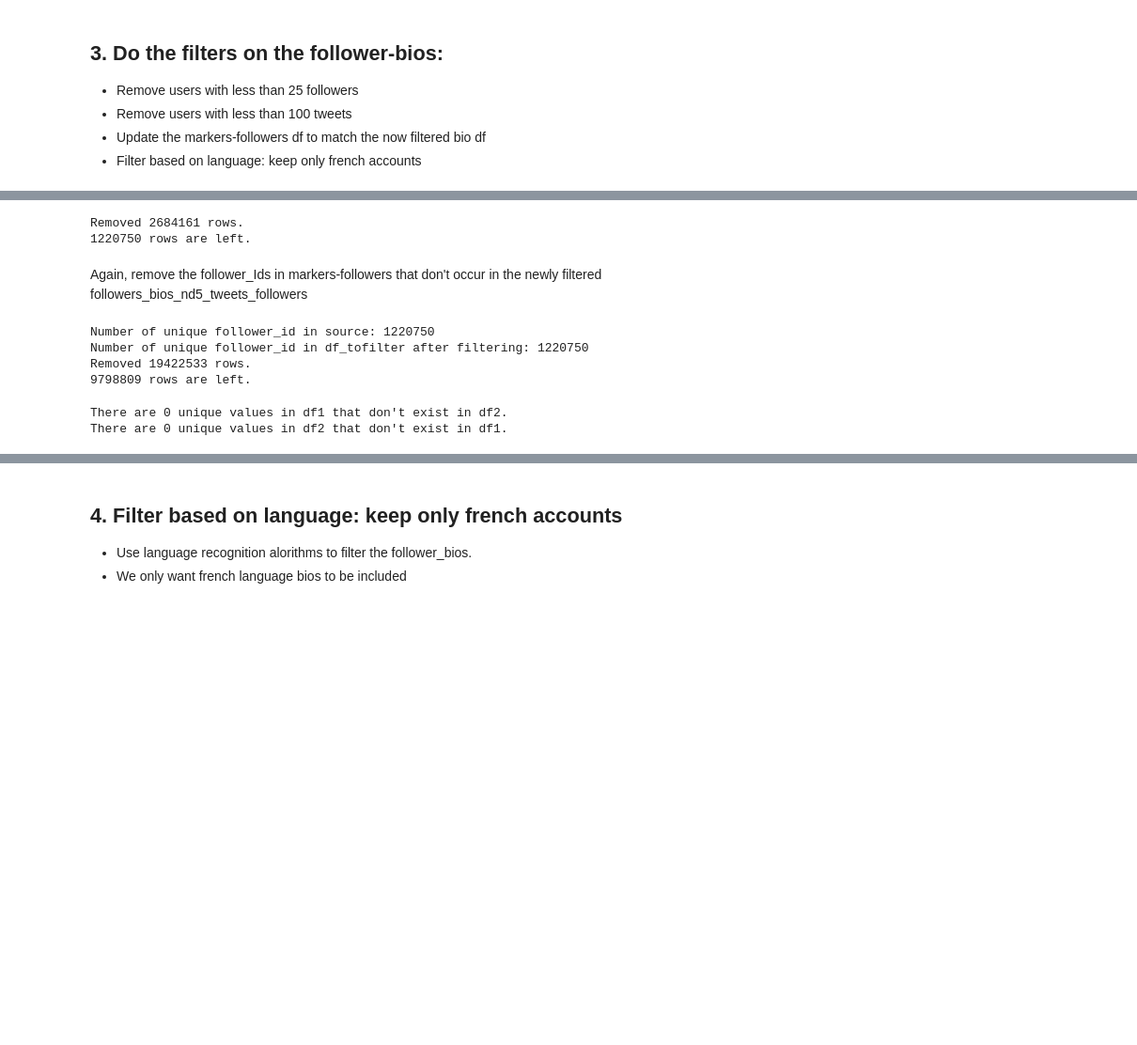
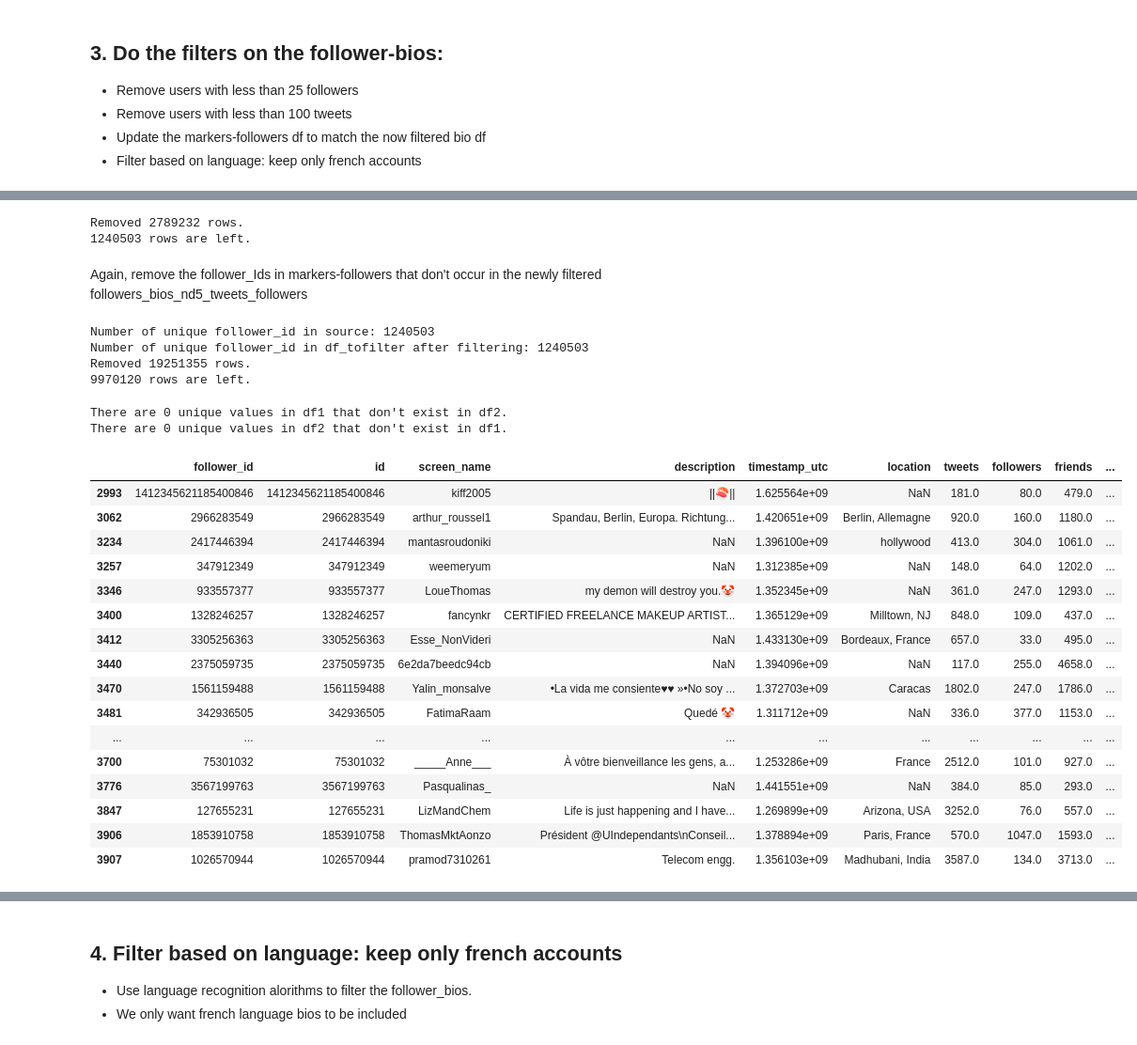
Before and after one commit to livtol99/Liv-Stage---FOCOS-Hand-Over, a Jupyter notebook: Code/Wrangling2.ipynb, the cells around one changed output, grey strips where cells are left out. Shown at 94% size. Cells and saved outputs as stored; diff of their text form; code cells hidden in the pictures; blank space fills up the shorter version.

Commit message:
Cleaned data, and succesfull write/read of intermediate clean before lang detection

```diff
--- a/Code/Wrangling2.ipynb
+++ b/Code/Wrangling2.ipynb
@@ -233,7 +158,6 @@ Number of rows left in markers_followers after removal: 126344531
 # %% [markdown]
 Remove users that follow less than 5 brands
 # %%
-importlib.reload(utils2)
 n = 5  # minimal number of brands followed required to be included in the analysis
-markers_followers_5 = utils2.filter_followers(markers_followers_nd, 'follower_id', n)
+markers_followers_5 = utils2.filter_followers(markers_followers, 'follower_id', n)
 # %% [output]
@@ -242,7 +166,5 @@ After removing these followers, 4029718 followers are left (5.70% of the followe
 # %% [markdown]
 Match the IDs in the filtered marker-follower df with the follower bio df, so that the follower bios only are for those who follow at least 5 brands
 # %%
-importlib.reload(utils2)
-
-followers_bios_nd5 = utils2.streamline_IDs(markers_followers_5, followers_bios_nd, 'follower_id')
+followers_bios_5 = utils2.streamline_IDs(markers_followers_5, followers_bios, 'follower_id')
 # %% [output]
@@ -280,16 +186,16 @@ Index(['follower_id', 'id', 'screen_name', 'description', 'timestamp_utc',
 # %%
-importlib.reload(utils2)
-followers_bios_nd5_tweets_followers = utils2.filter_by_tweets_and_followers(followers_bios_nd5, min_followers= 25, min_tweets= 100)
+
+followers_bios_fullfilter = utils2.filter_by_tweets_and_followers(followers_bios_5, min_followers= 25, min_tweets= 100)
 # %% [output]
-Removed 2684161 rows.
-1220750 rows are left.
+Removed 2789232 rows.
+1240503 rows are left.
 # %% [markdown]
 Again, remove the follower_Ids in markers-followers that don't occur in the newly filtered  followers_bios_nd5_tweets_followers
 # %%
-markers_followers_5_tweets_followers = utils2.streamline_IDs(source= followers_bios_nd5_tweets_followers, df_tofilter=markers_followers_5, column='follower_id')
+markers_followers_fullfilter = utils2.streamline_IDs(source= followers_bios_fullfilter, df_tofilter=markers_followers_5, column='follower_id')
 # %% [output]
-Number of unique follower_id in source: 1220750
-Number of unique follower_id in df_tofilter after filtering: 1220750
-Removed 19422533 rows.
-9798809 rows are left.
+Number of unique follower_id in source: 1240503
+Number of unique follower_id in df_tofilter after filtering: 1240503
+Removed 19251355 rows.
+9970120 rows are left.
 # %%
@@ -297,3 +203,29 @@ compare_column_values(followers_bios_nd5_tweets_followers, markers_followers_5_t
 # %% [output]
 There are 0 unique values in df1 that don't exist in df2.
 There are 0 unique values in df2 that don't exist in df1.
+# %%
+#Before writing ti csv, clean description column to avoid writing problems
+importlib.reload(utils2)
+followers_bios_fullfilter = utils2.process_description(followers_bios_fullfilter, 'description')
+# %%
+# Inspect rows from index 10 to 20
+pd.set_option('display.max_colwidth', None)
+followers_bios_fullfilter[60:80]
+# %% [output]
+|  | follower_id | id | screen_name | description | timestamp_utc | location | tweets | followers | friends | ... |
+| 2993 | 1412345621185400846 | 1412345621185400846 | kiff2005 | ||🍣|| | 1.625564e+09 | NaN | 181.0 | 80.0 | 479.0 | ... |
+| 3062 | 2966283549 | 2966283549 | arthur_roussel1 | Spandau, Berlin, Europa. Richtung... | 1.420651e+09 | Berlin, Allemagne | 920.0 | 160.0 | 1180.0 | ... |
+| 3234 | 2417446394 | 2417446394 | mantasroudoniki | NaN | 1.396100e+09 | hollywood | 413.0 | 304.0 | 1061.0 | ... |
+| 3257 | 347912349 | 347912349 | weemeryum | NaN | 1.312385e+09 | NaN | 148.0 | 64.0 | 1202.0 | ... |
+| 3346 | 933557377 | 933557377 | LoueThomas | my demon will destroy you.🤡 | 1.352345e+09 | NaN | 361.0 | 247.0 | 1293.0 | ... |
+| 3400 | 1328246257 | 1328246257 | fancynkr | CERTIFIED FREELANCE MAKEUP ARTIST... | 1.365129e+09 | Milltown, NJ | 848.0 | 109.0 | 437.0 | ... |
+| 3412 | 3305256363 | 3305256363 | Esse_NonVideri | NaN | 1.433130e+09 | Bordeaux, France | 657.0 | 33.0 | 495.0 | ... |
+| 3440 | 2375059735 | 2375059735 | 6e2da7beedc94cb | NaN | 1.394096e+09 | NaN | 117.0 | 255.0 | 4658.0 | ... |
+| 3470 | 1561159488 | 1561159488 | Yalin_monsalve | •La vida me consiente♥♥ »•No soy ... | 1.372703e+09 | Caracas | 1802.0 | 247.0 | 1786.0 | ... |
+| 3481 | 342936505 | 342936505 | FatimaRaam | Quedé 🤡 | 1.311712e+09 | NaN | 336.0 | 377.0 | 1153.0 | ... |
+| ... | ... | ... | ... | ... | ... | ... | ... | ... | ... | ... |
+| 3700 | 75301032 | 75301032 | _____Anne___ | À vôtre bienveillance les gens, a... | 1.253286e+09 | France | 2512.0 | 101.0 | 927.0 | ... |
+| 3776 | 3567199763 | 3567199763 | Pasqualinas_ | NaN | 1.441551e+09 | NaN | 384.0 | 85.0 | 293.0 | ... |
+| 3847 | 127655231 | 127655231 | LizMandChem | Life is just happening and I have... | 1.269899e+09 | Arizona, USA | 3252.0 | 76.0 | 557.0 | ... |
+| 3906 | 1853910758 | 1853910758 | ThomasMktAonzo | Président @UIndependants\nConseil... | 1.378894e+09 | Paris, France | 570.0 | 1047.0 | 1593.0 | ... |
+| 3907 | 1026570944 | 1026570944 | pramod7310261 | Telecom engg. | 1.356103e+09 | Madhubani, India | 3587.0 | 134.0 | 3713.0 | ... |
```
Also changed, not shown: parts of 29 cells of this notebook, 2 other files.
